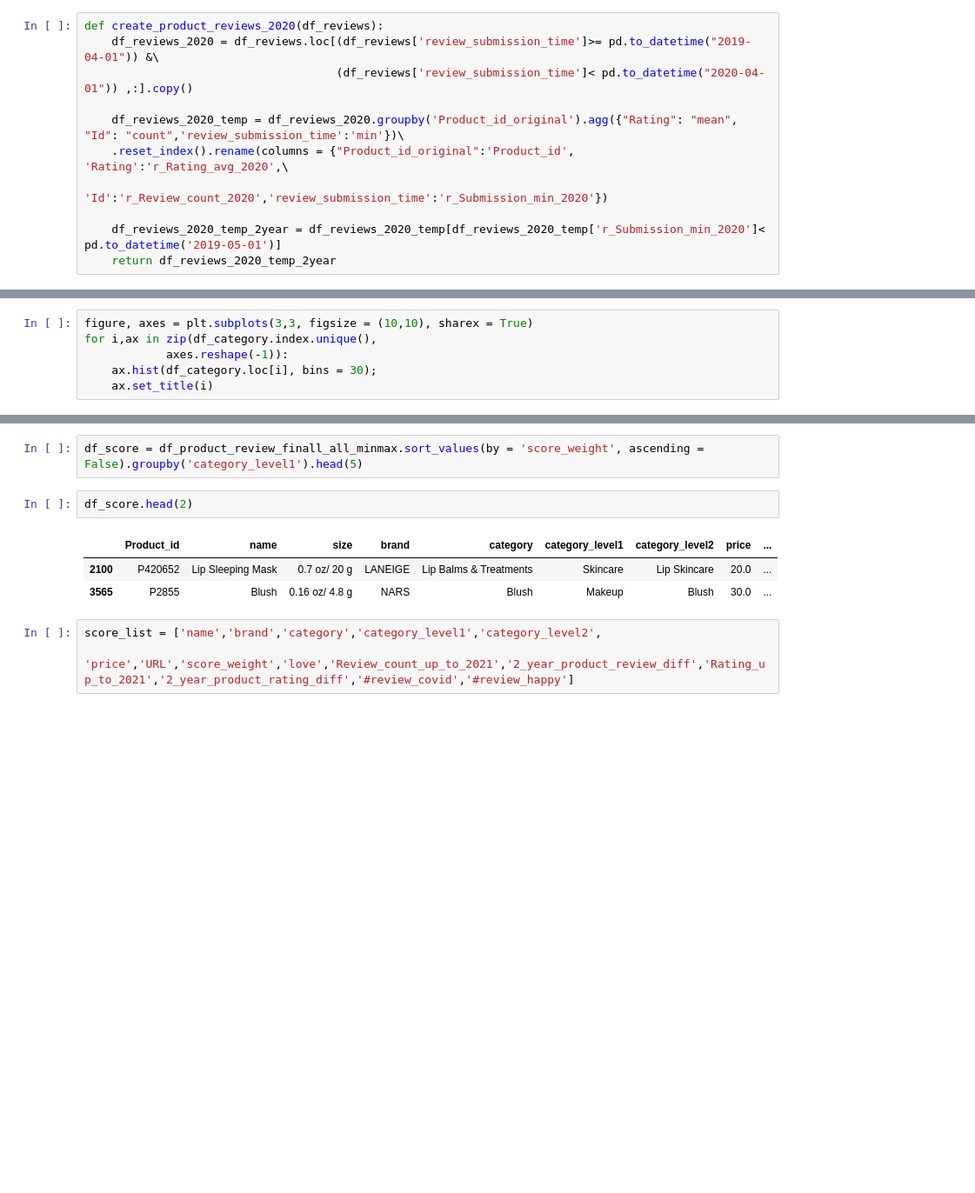
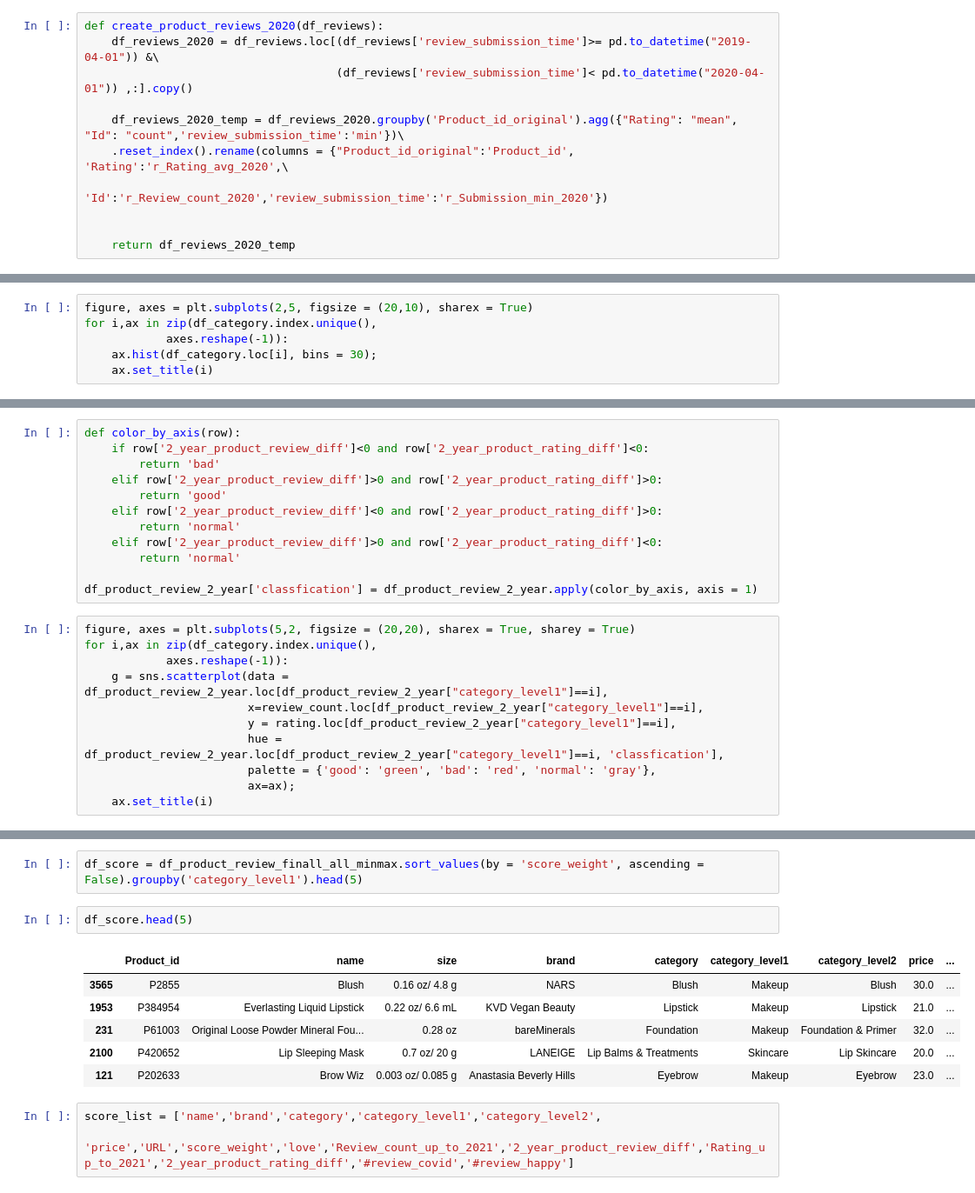
Before and after one commit to einslulu/Sephora_Review_Analysis, a Jupyter notebook: Data_Manipulation_and_Analysis.ipynb, the cells around one changed output, grey strips where cells are left out. Shown at 87% size. Drawn from its saved outputs; the diff is of its cells as text; blank space fills up the shorter version.

```diff
--- a/Data_Manipulation_and_Analysis.ipynb
+++ b/Data_Manipulation_and_Analysis.ipynb
@@ -339,8 +372,8 @@ def create_product_reviews_2020(df_reviews):
     .reset_index().rename(columns = {"Product_id_original":'Product_id', 'Rating':'r_Rating_avg_2020',\
                                      'Id':'r_Review_count_2020','review_submission_time':'r_Submission_min_2020'})
 
-    df_reviews_2020_temp_2year = df_reviews_2020_temp[df_reviews_2020_temp['r_Submission_min_2020']< pd.to_datetime('2019-05-01')]
-    return df_reviews_2020_temp_2year
+
+    return df_reviews_2020_temp
 # %%
 df_reviews_2020_temp_2year = create_product_reviews_2020(df_reviews)
 # %%
@@ -506,7 +539,7 @@ df_category = (df_product_review_finall_all.set_index('category_level1')['number
 #for i in df_category.index[:5]:
  #   plt.hist(df_category.loc[i], bins = 30, alpha = 0.2);
 # %%
-figure, axes = plt.subplots(3,3, figsize = (10,10), sharex = True)
+figure, axes = plt.subplots(2,5, figsize = (20,10), sharex = True)
 for i,ax in zip(df_category.index.unique(),
             axes.reshape(-1)):
     ax.hist(df_category.loc[i], bins = 30);
@@ -728,0 +762,23 @@ plt.legend( bbox_to_anchor=(1.05, 1), loc='upper left');
+# %%
+def color_by_axis(row):
+    if row['2_year_product_review_diff']<0 and row['2_year_product_rating_diff']<0:
+        return 'bad'
+    elif row['2_year_product_review_diff']>0 and row['2_year_product_rating_diff']>0:
+        return 'good'
+    elif row['2_year_product_review_diff']<0 and row['2_year_product_rating_diff']>0:
+        return 'normal'
+    elif row['2_year_product_review_diff']>0 and row['2_year_product_rating_diff']<0:
+        return 'normal'
+
+df_product_review_2_year['classfication'] = df_product_review_2_year.apply(color_by_axis, axis = 1)
+# %%
+figure, axes = plt.subplots(5,2, figsize = (20,20), sharex = True, sharey = True)
+for i,ax in zip(df_category.index.unique(),
+            axes.reshape(-1)):
+    g = sns.scatterplot(data = df_product_review_2_year.loc[df_product_review_2_year["category_level1"]==i],
+                        x=review_count.loc[df_product_review_2_year["category_level1"]==i],
+                        y = rating.loc[df_product_review_2_year["category_level1"]==i],
+                        hue = df_product_review_2_year.loc[df_product_review_2_year["category_level1"]==i, 'classfication'],
+                        palette = {'good': 'green', 'bad': 'red', 'normal': 'gray'},
+                        ax=ax);
+    ax.set_title(i)
@@ -800,11 +858,14 @@ df_product_review_finall_all_minmax['score_weight']=df_product_review_finall_all
 # %%
 df_score = df_product_review_finall_all_minmax.sort_values(by = 'score_weight', ascending = False).groupby('category_level1').head(5)
 # %%
-df_score.head(2)
+df_score.head(5)
 # %% [output]
 |  | Product_id | name | size | brand | category | category_level1 | category_level2 | price | ... |
+| 3565 | P2855 | Blush | 0.16 oz/ 4.8 g | NARS | Blush | Makeup | Blush | 30.0 | ... |
+| 1953 | P384954 | Everlasting Liquid Lipstick | 0.22 oz/ 6.6 mL | KVD Vegan Beauty | Lipstick | Makeup | Lipstick | 21.0 | ... |
+| 231 | P61003 | Original Loose Powder Mineral Fou... | 0.28 oz | bareMinerals | Foundation | Makeup | Foundation & Primer | 32.0 | ... |
 | 2100 | P420652 | Lip Sleeping Mask | 0.7 oz/ 20 g | LANEIGE | Lip Balms & Treatments | Skincare | Lip Skincare | 20.0 | ... |
-| 3565 | P2855 | Blush | 0.16 oz/ 4.8 g | NARS | Blush | Makeup | Blush | 30.0 | ... |
+| 121 | P202633 | Brow Wiz | 0.003 oz/ 0.085 g | Anastasia Beverly Hills | Eyebrow | Makeup | Eyebrow | 23.0 | ... |
 # %%
 score_list = ['name','brand','category','category_level1','category_level2',
               'price','URL','score_weight','love','Review_count_up_to_2021','2_year_product_review_diff','Rating_up_to_2021','2_year_product_rating_diff','#review_covid','#review_happy']
```
Also changed, not shown: parts of 19 cells of this notebook.
